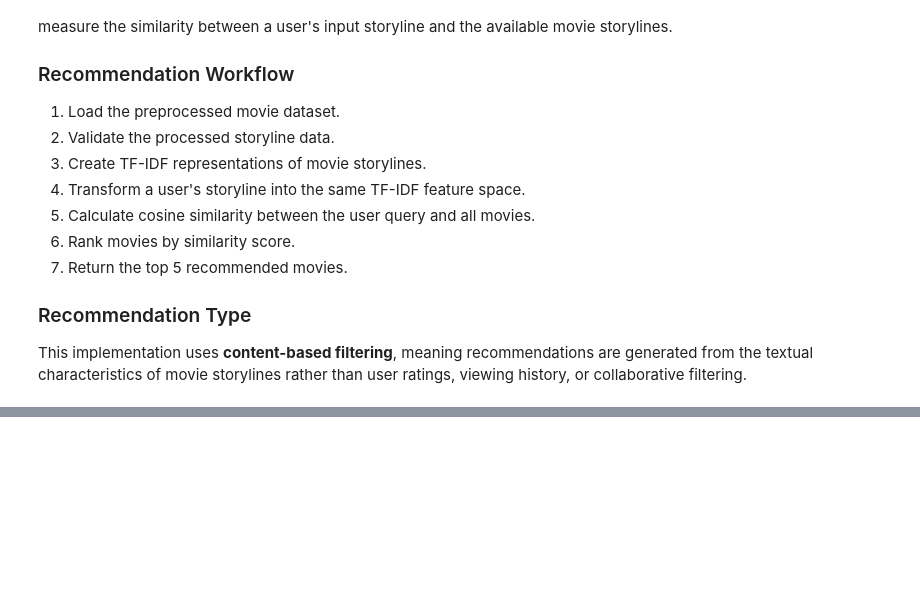
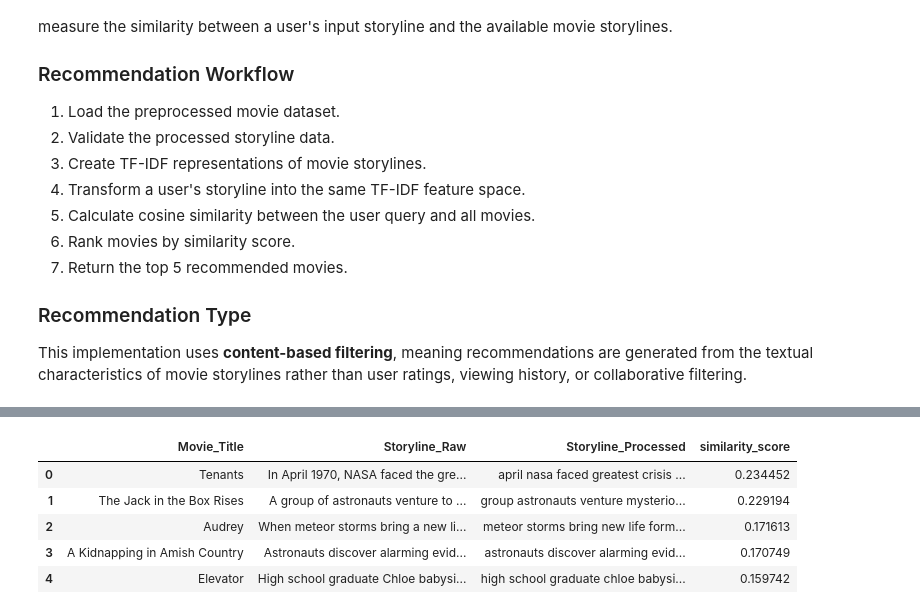
Before and after one commit to SICE-Logs/IMDb_Movie_Recommendation_System, a Jupyter notebook: notebooks/3_Recommender_System.ipynb, the cells around one changed output, grey strips where cells are left out. Saved outputs shown, nothing was run; the diff lists cells and outputs as text; code cells hidden in the pictures; blank space fills up the shorter version.

```diff
--- a/notebooks/3_Recommender_System.ipynb
+++ b/notebooks/3_Recommender_System.ipynb
@@ -57,0 +294,14 @@ ImportError: cannot import name 'PROCESSED_DATA_PATH' from 'src.config' (d:\Proj
+# %%
+scifi_query = """
+A group of astronauts face an unknown threat while trying to
+survive aboard a damaged spacecraft far from Earth.
+"""
+
+recommend_movies(scifi_query, top_n=5)
+# %% [output]
+|  | Movie_Title | Storyline_Raw | Storyline_Processed | similarity_score |
+| 0 | Tenants | In April 1970, NASA faced the gre... | april nasa faced greatest crisis ... | 0.234452 |
+| 1 | The Jack in the Box Rises | A group of astronauts venture to ... | group astronauts venture mysterio... | 0.229194 |
+| 2 | Audrey | When meteor storms bring a new li... | meteor storms bring new life form... | 0.171613 |
+| 3 | A Kidnapping in Amish Country | Astronauts discover alarming evid... | astronauts discover alarming evid... | 0.170749 |
+| 4 | Elevator | High school graduate Chloe babysi... | high school graduate chloe babysi... | 0.159742 |
```
Also changed, not shown: parts of 34 cells of this notebook, 1 other file.
